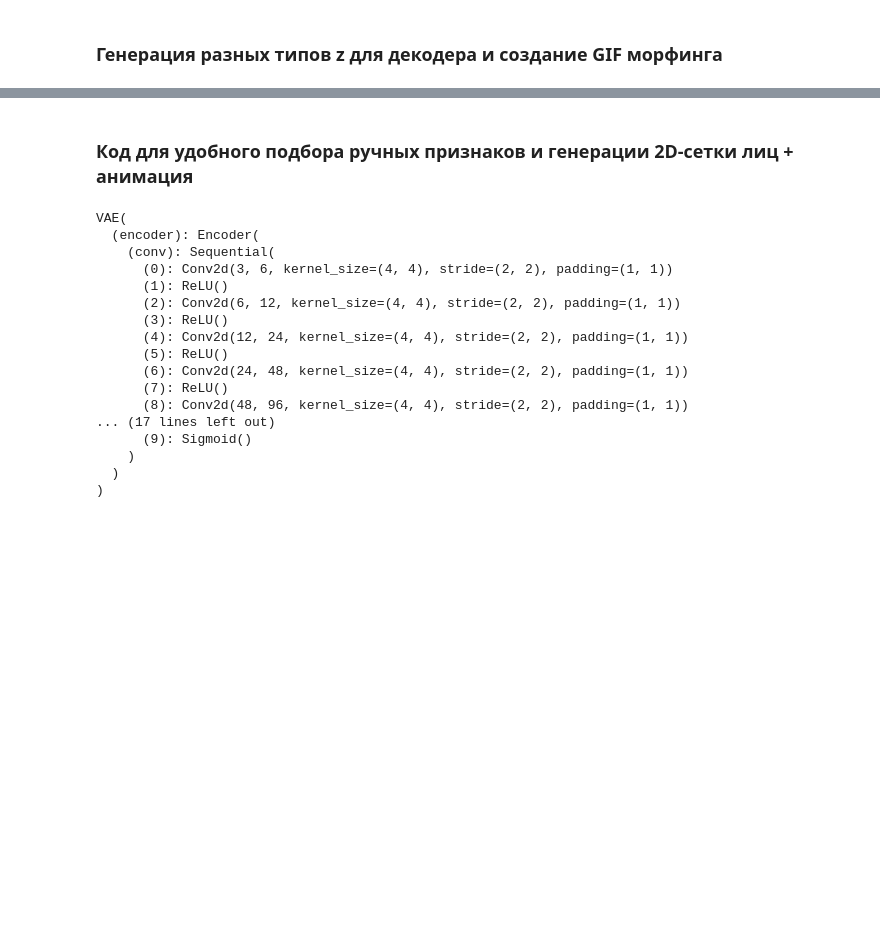
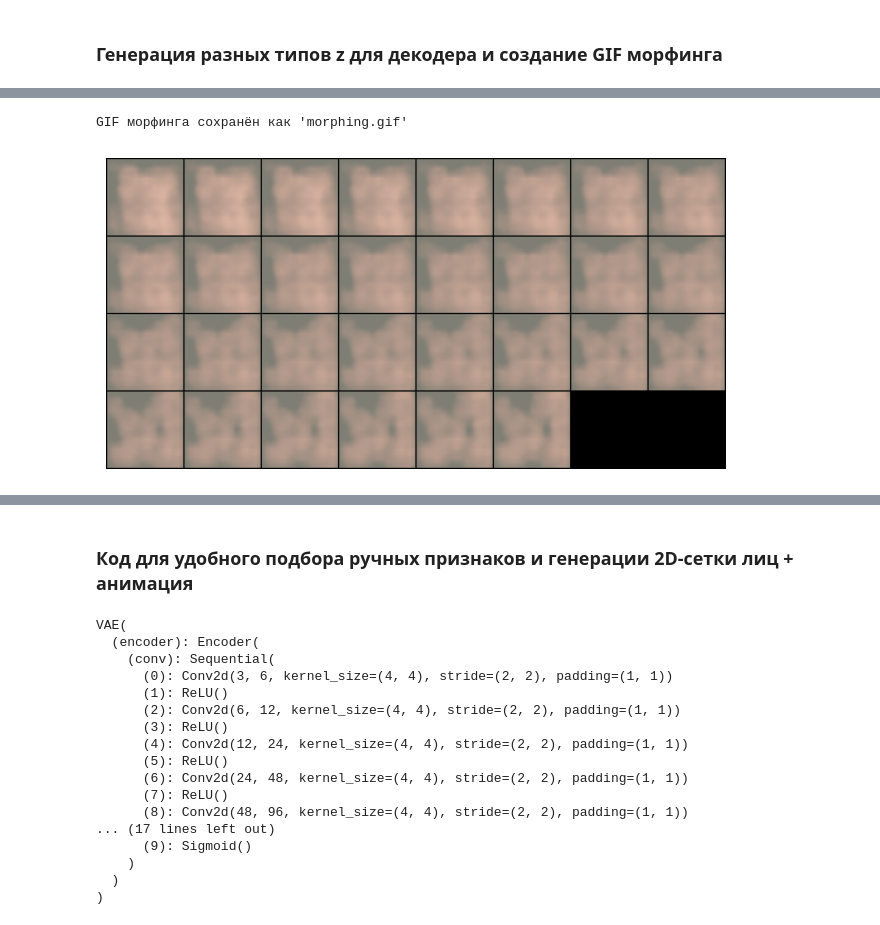
Before and after one commit to teyhd/AvtoEncoder, a Jupyter notebook: vae_faces_final.ipynb, the cells around one changed output, grey strips where cells are left out. Saved outputs shown, nothing was run; the diff lists cells and outputs as text; code cells hidden in the pictures; blank space fills up the shorter version.

```diff
--- a/vae_faces_final.ipynb
+++ b/vae_faces_final.ipynb
@@ -57,3 +59,3 @@ os.makedirs(os.path.dirname(GRID_FOLDER), exist_ok=True)
 # %%
-DEVICE = torch.DEVICE('cuda' if torch.cuda.is_available() else 'cpu')
+DEVICE = torch.device('cuda' if torch.cuda.is_available() else 'cpu')
 print(f"Using DEVICE: {DEVICE}")
@@ -63,7 +67,21 @@ transform = transforms.Compose([
     transforms.Resize((IMAGE_SIZE, IMAGE_SIZE)),
     transforms.ToTensor(),
 ])
+# %%
+# Создание загрузчиков данных
+num_workers = min(16, multiprocessing.cpu_count())
+prefetch_factor = 128#* 2
 # %%
 dataset = datasets.ImageFolder(root='data', transform=transform)
-dataloader = DataLoader(dataset, batch_size=BATCH_SIZE, shuffle=True)
+#dataloader = DataLoader(dataset, batch_size=BATCH_SIZE, shuffle=True)
+dataloader = DataLoader(
+    dataset,
+    batch_size=BATCH_SIZE,
+    shuffle=True,           # обязательно перемешивание
+    num_workers=num_workers,           # или другое оптимальное число
+    pin_memory=True,
+    prefetch_factor=prefetch_factor,       # если много CPU
+    persistent_workers=True  # если поддерживается версией
+)
+
 print(f"Loaded {len(dataset)} images from 'data'")
@@ -170,6 +190,7 @@ losses = []
 best_loss = float('inf')
 # %%
 for epoch in range(EPOCHS):
+    tstart = datetime.datetime.now()
     vae.train()
     train_loss = 0
     for imgs, _ in dataloader:
@@ -183,19 +204,20 @@ for epoch in range(EPOCHS):
 
     avg_loss = train_loss / len(dataset)
     losses.append(avg_loss)
-    print(f'Epoch [{epoch+1}/{EPOCHS}] - Loss: {avg_loss:.4f}')
 
+    print(f"\nEpoch [{epoch + 1}/{EPOCHS}], Train Loss: {avg_loss:.4f}")
+    print(f"Время: {str(datetime.datetime.now() - tstart).split('.')[0]}")
     # Сохраняем лучшую модель
     if avg_loss < best_loss:
         best_loss = avg_loss
-        torch.save(vae.state_dict(), BEST_MODEL_PATH)
-        print(f"New best model saved at epoch {epoch+1} with loss {best_loss:.4f}")
-
+        best_model = vae
+    else:
+        print(f"val_loss: {avg_loss:.4f} > best_loss: {best_loss:.4f}") # , попытка {patience_counter}
     # Периодически генерируем изображения
     if (epoch + 1) % SAVE_INTERVAL == 0:
         vae.eval()
         with torch.no_grad():
-            z = torch.randn(16, LATENT_DIM).to(DEVICE)
+            z = torch.randn(4, LATENT_DIM).to(DEVICE)
             samples = vae.decoder(z)
         vutils.save_image(samples.cpu(), f'{EPOCHS_FOLDER}/generated_faces_epoch_{epoch+1}.png', nrow=4)
-        imshow(torchvision.utils.make_grid(samples.cpu()))
+        #imshow(torchvision.utils.make_grid(samples.cpu()))
@@ -277,10 +331,14 @@ with torch.no_grad():
         frames.append(imageio.imread(img_path))
     imageio.mimsave(f'{MORPH_FOLDER}/morphing.gif', frames, fps=10)
     print("GIF морфинга сохранён как 'morphing.gif'")
+# %% [output]
+GIF морфинга сохранён как 'morphing.gif'
 # %%
 # Показываем последний батч интерполяции
-vutils.save_image(vae.decoder(z).cpu(), f'{Z_FOLDER}z_interpolation.png', nrow=6)
+vutils.save_image(vae.decoder(z).cpu(), f'{Z_FOLDER}/z_interpolation.png', nrow=6)
 imshow(torchvision.utils.make_grid(vae.decoder(z).cpu()))
+# %% [output]
+[figure, added]
 # %%
 # --- 5. Альтернативное распределение (равномерное) ---
 with torch.no_grad():
```
Also changed, not shown: parts of 20 cells of this notebook, 2 other files.
